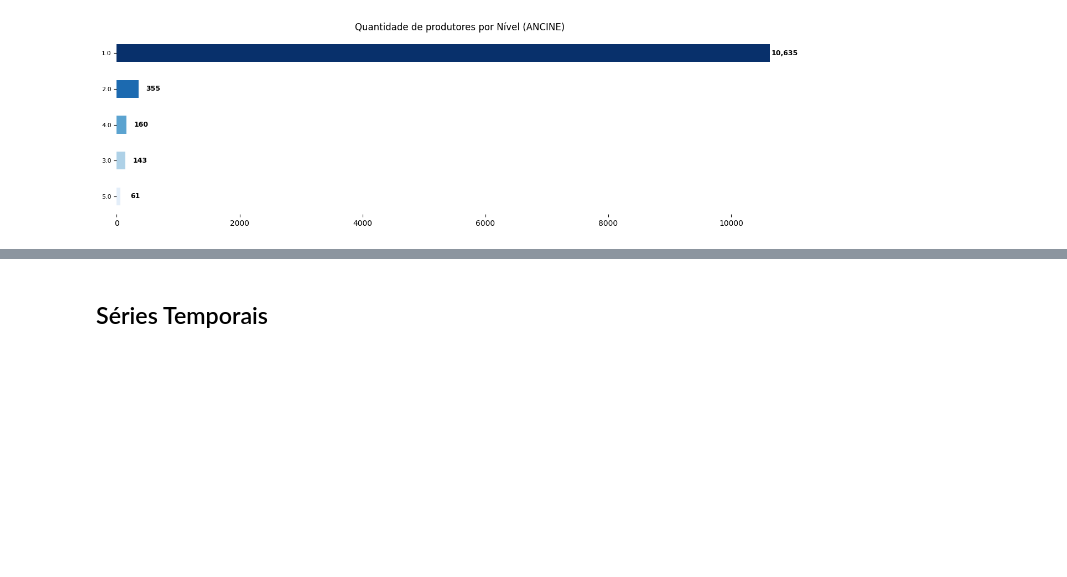
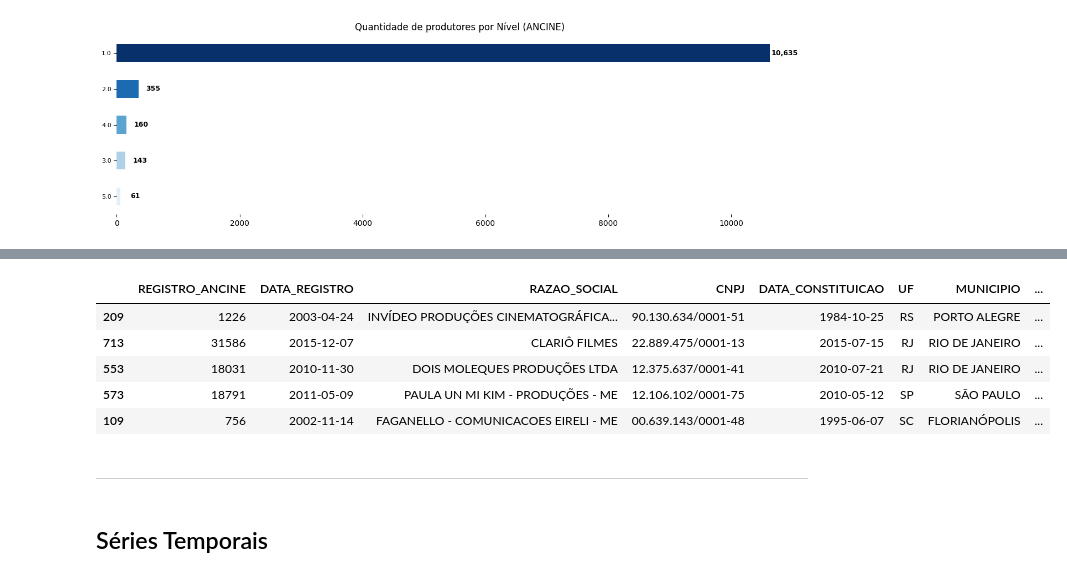
Before and after one commit to fonsecadados/AgenciaNacionalDoCinema_ANCINE, a Jupyter notebook: ANCINE_DesafiosEOportunidades.ipynb, the cells around one changed output, grey strips where cells are left out. Drawn from its saved outputs; the diff is of its cells as text; code cells hidden in the pictures; blank space fills up the shorter version.

```diff
--- a/ANCINE_DesafiosEOportunidades.ipynb
+++ b/ANCINE_DesafiosEOportunidades.ipynb
@@ -627,3 +749,20 @@ classificacao_5 = agnts_tabela_unificada[agnts_tabela_unificada['CLASSIFICACAO_N
+# %%
+renun_fiscal_captados = proj_renuncia_fiscal.copy()
+renun_fiscal_captados['TOTAL_CAPTADO'] = renun_fiscal_captados['TOTAL_CAPTADO'].str.split(',').apply(lambda x: [float(i) for i in x]).apply(sum)
+valor_captado_produtoras = renun_fiscal_captados.groupby(['RAZAO_SOCIAL_PROPONENTE', 'CNPJ_PROPONENTE'])['TOTAL_CAPTADO'].sum().reset_index()
+produtoras_proj_renun_fiscal = valor_captado_produtoras.sort_values(by='TOTAL_CAPTADO', ascending=False)
+
+produtoras_proj_renun_fiscal = agnts_tabela_unificada.merge(produtoras_proj_renun_fiscal, left_on='CNPJ', right_on='CNPJ_PROPONENTE')
+produtoras_proj_renun_fiscal.sample(5)
+# %% [output]
+|  | REGISTRO_ANCINE | DATA_REGISTRO | RAZAO_SOCIAL | CNPJ | DATA_CONSTITUICAO | UF | MUNICIPIO | ... |
+| 209 | 1226 | 2003-04-24 | INVÍDEO PRODUÇÕES CINEMATOGRÁFICA... | 90.130.634/0001-51 | 1984-10-25 | RS | PORTO ALEGRE | ... |
+| 713 | 31586 | 2015-12-07 | CLARIÔ FILMES | 22.889.475/0001-13 | 2015-07-15 | RJ | RIO DE JANEIRO | ... |
+| 553 | 18031 | 2010-11-30 | DOIS MOLEQUES PRODUÇÕES LTDA | 12.375.637/0001-41 | 2010-07-21 | RJ | RIO DE JANEIRO | ... |
+| 573 | 18791 | 2011-05-09 | PAULA UN MI KIM - PRODUÇÕES - ME | 12.106.102/0001-75 | 2010-05-12 | SP | SÃO PAULO | ... |
+| 109 | 756 | 2002-11-14 | FAGANELLO - COMUNICACOES EIRELI - ME | 00.639.143/0001-48 | 1995-06-07 | SC | FLORIANÓPOLIS | ... |
+# %% [markdown]
+---
 # %% [markdown]
 ## Séries Temporais
 # %% [markdown]
```
Also changed, not shown: parts of 23 cells of this notebook, 30 other files.
